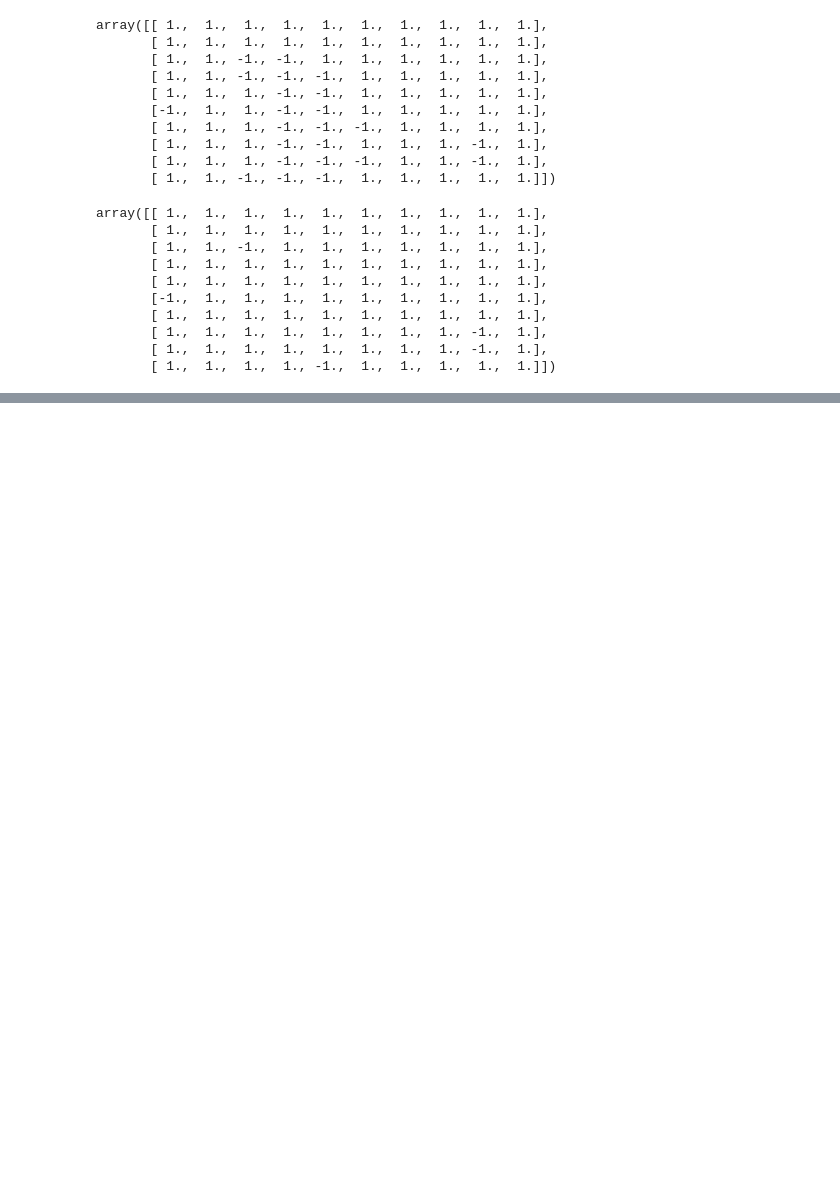
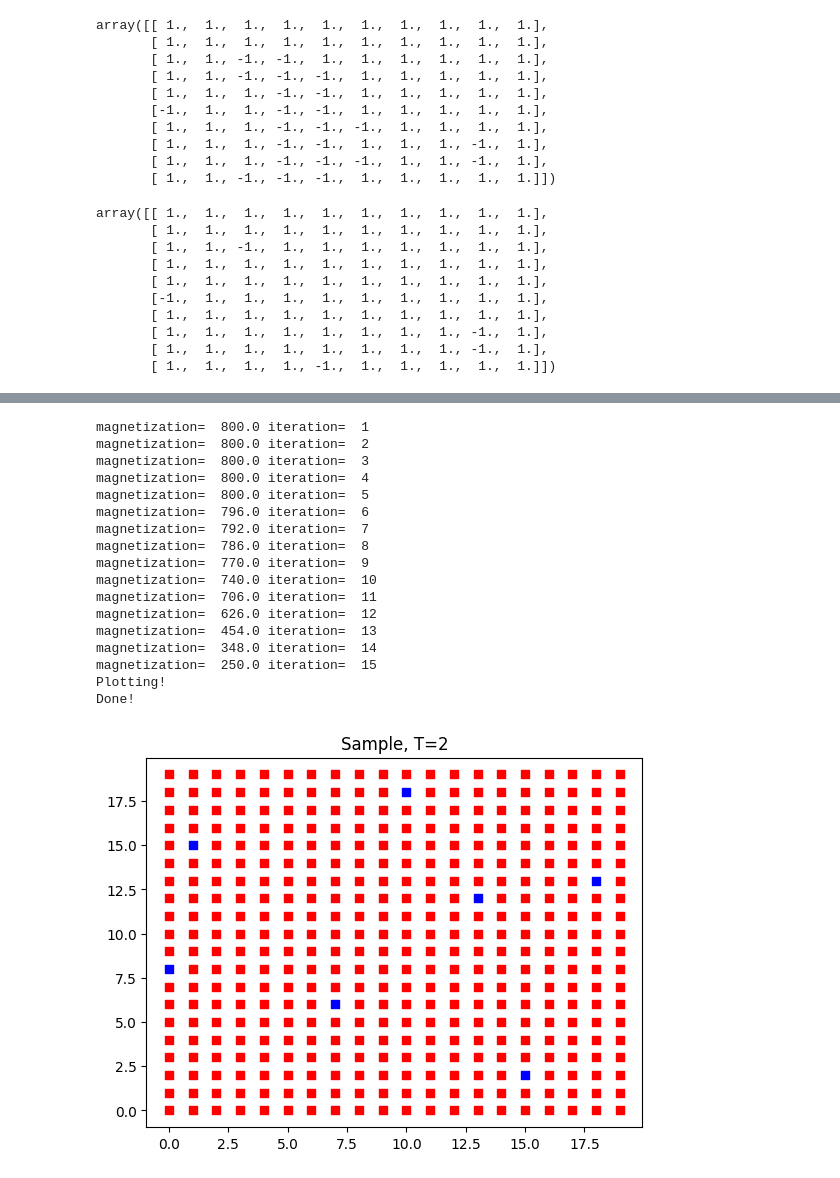
Before and after one commit to mew-two-github/ISyE6644-MCMC-Project, a Jupyter notebook: ISyE6644_Team_13_MCMC_ProppWilson.ipynb, the cells around one changed output, grey strips where cells are left out. Saved outputs shown, nothing was run; the diff lists cells and outputs as text; code cells hidden in the pictures; blank space fills up the shorter version.

```diff
--- a/ISyE6644_Team_13_MCMC_ProppWilson.ipynb
+++ b/ISyE6644_Team_13_MCMC_ProppWilson.ipynb
@@ -171,0 +202,22 @@ array([[ 1.,  1.,  1.,  1.,  1.,  1.,  1.,  1.,  1.,  1.],
+# %%
+state, before = runPW(20,20,2)
+Graph(state,2)
+# %% [output]
+magnetization=  800.0 iteration=  1
+magnetization=  800.0 iteration=  2
+magnetization=  800.0 iteration=  3
+magnetization=  800.0 iteration=  4
+magnetization=  800.0 iteration=  5
+magnetization=  796.0 iteration=  6
+magnetization=  792.0 iteration=  7
+magnetization=  786.0 iteration=  8
+magnetization=  770.0 iteration=  9
+magnetization=  740.0 iteration=  10
+magnetization=  706.0 iteration=  11
+magnetization=  626.0 iteration=  12
+magnetization=  454.0 iteration=  13
+magnetization=  348.0 iteration=  14
+magnetization=  250.0 iteration=  15
+Plotting!
+Done!
+[figure, added]
```
Also changed, not shown: parts of 7 cells of this notebook.
